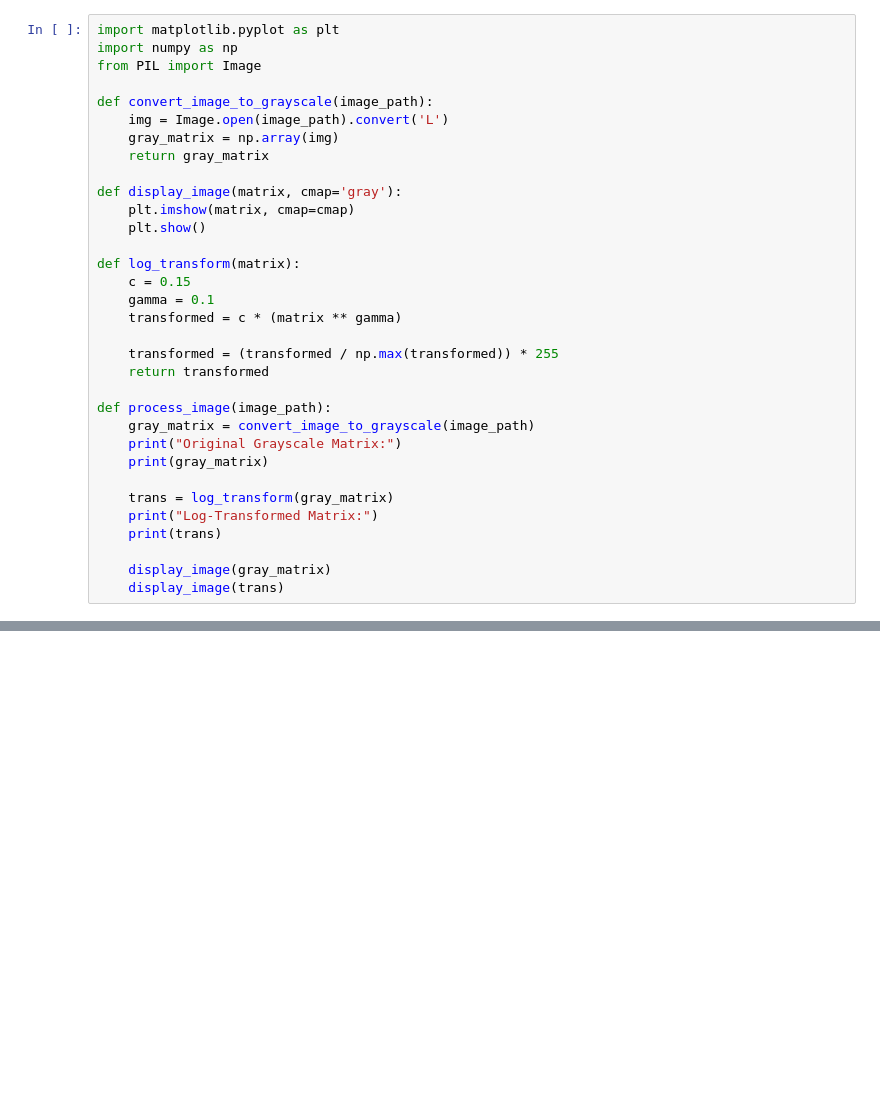
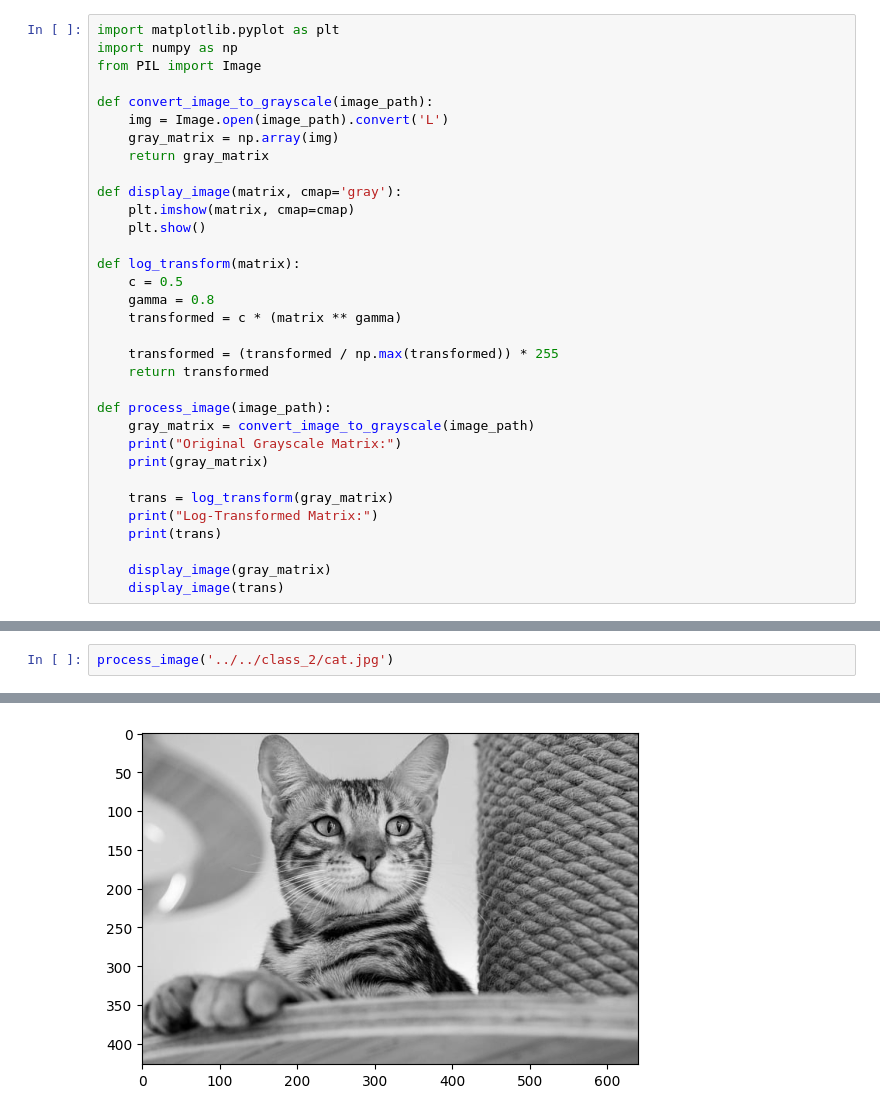
Before and after one commit to allelbhagya/dip-jnu, a Jupyter notebook: assignment_prep/gray_level_transform/gamma.ipynb, the cells around one changed output, grey strips where cells are left out. Saved outputs shown, nothing was run; the diff lists cells and outputs as text; blank space fills up the shorter version.

```diff
--- a/assignment_prep/gray_level_transform/gamma.ipynb
+++ b/assignment_prep/gray_level_transform/gamma.ipynb
@@ -13,8 +13,8 @@ def display_image(matrix, cmap='gray'):
     plt.show()
 
 def log_transform(matrix):
-    c = 0.15
-    gamma = 0.1
+    c = 0.5
+    gamma = 0.8
     transformed = c * (matrix ** gamma)
 
     transformed = (transformed / np.max(transformed)) * 255
@@ -55,0 +34,3 @@ Log-Transformed Matrix:
+# %%
+process_image('../../class_2/cat.jpg')
+# %% [output]
@@ -55,0 +54 @@ Log-Transformed Matrix:
+[figure, added]
```
Also changed, not shown: parts of 2 cells of this notebook, 9 other files.
